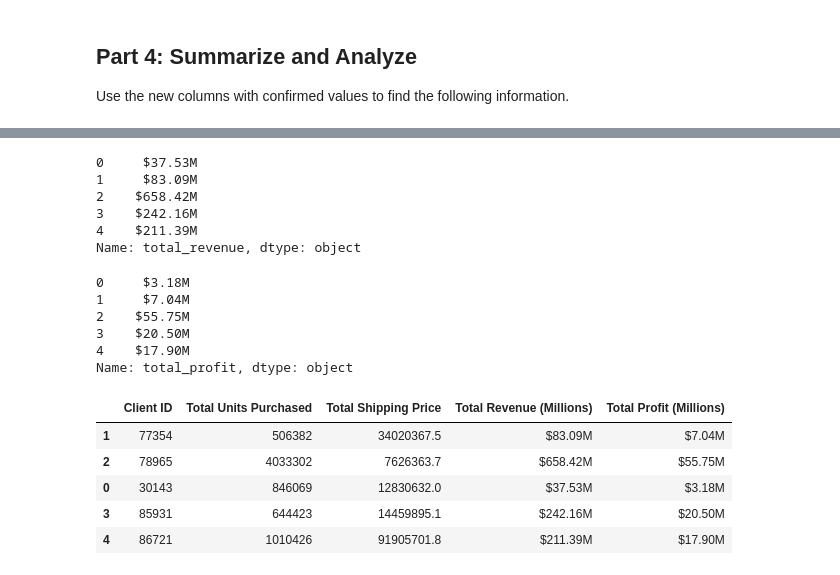
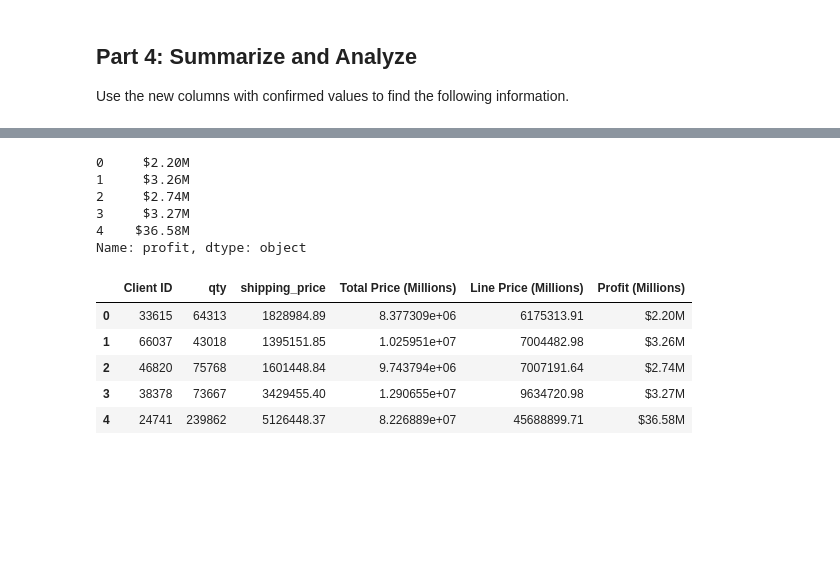
Before and after one commit to Sezeri/Module_4_Challenge, a Jupyter notebook: module_4_challenge.ipynb, the cells around one changed output, grey strips where cells are left out. Drawn from its saved outputs; the diff is of its cells as text; code cells hidden in the pictures; blank space fills up the shorter version.

```diff
--- a/module_4_challenge.ipynb
+++ b/module_4_challenge.ipynb
@@ -258,0 +261,7 @@ Name: qty, dtype: int64
+# %%
+def client_total(client_id, column):
+    client_df = df.loc[df['client_id']== client_id, column]
+    return client_df.sum()
+
+for client_id in top_clients_by_quantity:
+    print(f"{client_id}:${client_total(client_id,'total_price')}")
@@ -305,0 +296,9 @@ summary_df.head()
+# %%
+top_clients_data ={'client_id': top_clients_by_quantity}
+columns = ['qty', 'shipping_price', 'total_price', 'line_price','profit']
+
+for col in columns:
+    top_clients_data[col] = [client_total(client_id,col) for client_id in top_clients_by_quantity]
+
+summary_df = pd.DataFrame(top_clients_data)
+summary_df
@@ -309,48 +335,39 @@ summary_df.head()
 # Function
 def to_millions(x):
     return '${:,.2f}M'.format(x / 1000000)
-# Application of the function on the total revenue
-summary_df['total_revenue'] = pd.to_numeric(summary_df['total_revenue'])
-summary_df['total_revenue'] = summary_df['total_revenue'].apply(to_millions).sort_values(ascending=False)
-summary_df['total_revenue'].head()
+# Application of the function on the total revenue or profit
+summary_df['profit'] = pd.to_numeric(summary_df['profit'])
+summary_df['profit'] = summary_df['profit'].apply(to_millions).sort_values(ascending=False)
+summary_df['profit'].head()
 # %% [output]
-0     $37.53M
-1     $83.09M
-2    $658.42M
-3    $242.16M
-4    $211.39M
-Name: total_revenue, dtype: object
+0     $2.20M
+1     $3.26M
+2     $2.74M
+3     $3.27M
+4    $36.58M
+Name: profit, dtype: object
-# %%
-# Application of the function on the total profit
-summary_df['total_profit'] = summary_df['total_profit'].apply(to_millions).sort_values(ascending=False)
-summary_df['total_profit'].head()
-# %% [output]
-0     $3.18M
-1     $7.04M
-2    $55.75M
-3    $20.50M
-4    $17.90M
-Name: total_profit, dtype: object
 # %%
 # This is to rename the columns
 # to names suitable for presentation.
 summary_df = summary_df.rename(columns={
     'client_id': 'Client ID',
-    'total_units_purchased': 'Total Units Purchased',
+    'total_units_purchased': 'Units Purchased',
     'total_shipping_price': 'Total Shipping Price',
-    'total_revenue': 'Total Revenue (Millions)',
-    'total_profit': 'Total Profit (Millions)'
+    'total_price': 'Total Price (Millions)',
+    'line_price': 'Line Price (Millions)',
+    'profit': 'Profit (Millions)'
+
 })
-# This is to display the summary datra frame after renaming columns
+# This is to display the summary data frame after renaming columns
 # to names suitable for presentation
-sorted_summary_df=summary_df.sort_values(by='Total Revenue (Millions)', ascending=False)
-sorted_summary_df.head()
+# sorted_summary_df=summary_df.sort_values(by='Total Price (Millions)', ascending=False)
+summary_df.head()
 # %% [output]
-|  | Client ID | Total Units Purchased | Total Shipping Price | Total Revenue (Millions) | Total Profit (Millions) |
-| 1 | 77354 | 506382 | 34020367.5 | $83.09M | $7.04M |
-| 2 | 78965 | 4033302 | 7626363.7 | $658.42M | $55.75M |
-| 0 | 30143 | 846069 | 12830632.0 | $37.53M | $3.18M |
-| 3 | 85931 | 644423 | 14459895.1 | $242.16M | $20.50M |
-| 4 | 86721 | 1010426 | 91905701.8 | $211.39M | $17.90M |
+|  | Client ID | qty | shipping_price | Total Price (Millions) | Line Price (Millions) | Profit (Millions) |
+| 0 | 33615 | 64313 | 1828984.89 | 8.377309e+06 | 6175313.91 | $2.20M |
+| 1 | 66037 | 43018 | 1395151.85 | 1.025951e+07 | 7004482.98 | $3.26M |
+| 2 | 46820 | 75768 | 1601448.84 | 9.743794e+06 | 7007191.64 | $2.74M |
+| 3 | 38378 | 73667 | 3429455.40 | 1.290655e+07 | 9634720.98 | $3.27M |
+| 4 | 24741 | 239862 | 5126448.37 | 8.226889e+07 | 45688899.71 | $36.58M |
 # %%
 # This is to sort the updated data by "Total Profit" from highest to lowest
```
Also changed, not shown: parts of 19 cells of this notebook, 1 other file.
